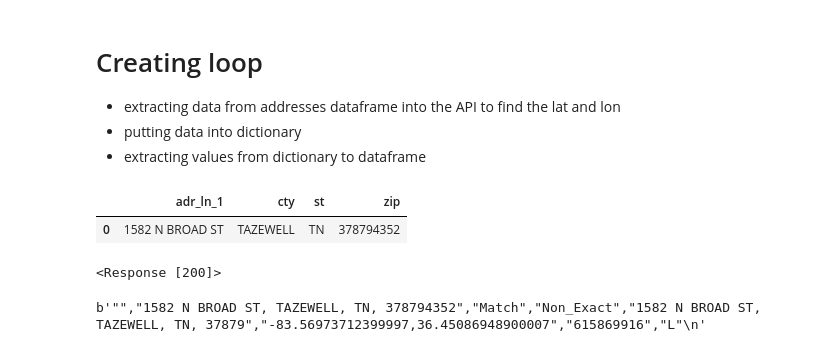
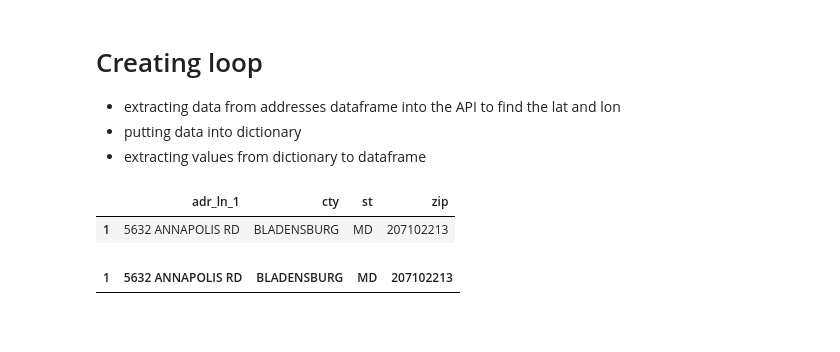
Before and after one commit to msjopyho/NationalDocDatasetProject, a Jupyter notebook: NationalDocDatasetProject.ipynb, the cells around one changed output. Cells and saved outputs as stored; diff of their text form; code cells hidden in the pictures; blank space fills up the shorter version.

```diff
--- a/NationalDocDatasetProject.ipynb
+++ b/NationalDocDatasetProject.ipynb
@@ -238,16 +238,20 @@ geoaddress = addresses.drop('pri_spec', axis=1)
 # %%
 #get range
 x=0
 x=x+1
-addressbatch = geoaddress.iloc[0:x]
+addressbatch = geoaddress.iloc[1:2]
 addressbatch
 # %% [output]
 |  | adr_ln_1 | cty | st | zip |
-| 0 | 1582 N BROAD ST | TAZEWELL | TN | 378794352 |
+| 1 | 5632 ANNAPOLIS RD | BLADENSBURG | MD | 207102213 |
 # %%
 #make row index
 addressbatch.columns = addressbatch.iloc[0]
 addressbatch = addressbatch[1:]
+# %%
+addressbatch
+# %% [output]
+| 1 | 5632 ANNAPOLIS RD | BLADENSBURG | MD | 207102213 |
 # %%
 #build csv
 output_file = 'addresses.csv'
@@ -261,11 +263,3 @@ addressbatch.to_csv(output_dir / output_file)  # can join path elements with / o
 URL = 'https://geocoding.geo.census.gov/geocoder/locations/addressbatch'
 with open('/Users/johannahoang/PycharmProjects/NationalDocData/Users/johannahoang/PycharmProjects/NationalDocData/addresses.csv', 'rb') as input_file:
     geo = requests.post(files={'addressFile': input_file}, url=URL, data={'benchmark':'Public_AR_Current'})
-# %%
-geo
-# %% [output]
-<Response [200]>
-# %%
-print(geo.content)
-# %% [output]
-b'"","1582 N BROAD ST, TAZEWELL, TN, 378794352","Match","Non_Exact","1582 N BROAD ST, TAZEWELL, TN, 37879","-83.56973712399997,36.45086948900007","615869916","L"\n'
```
Also changed, not shown: parts of 7 cells of this notebook.
